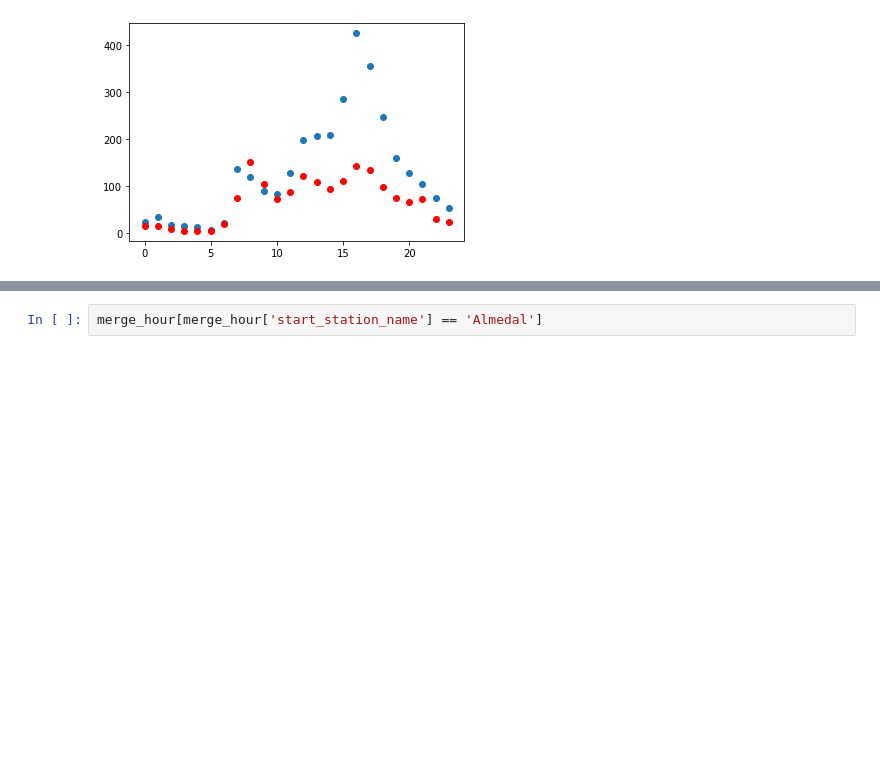
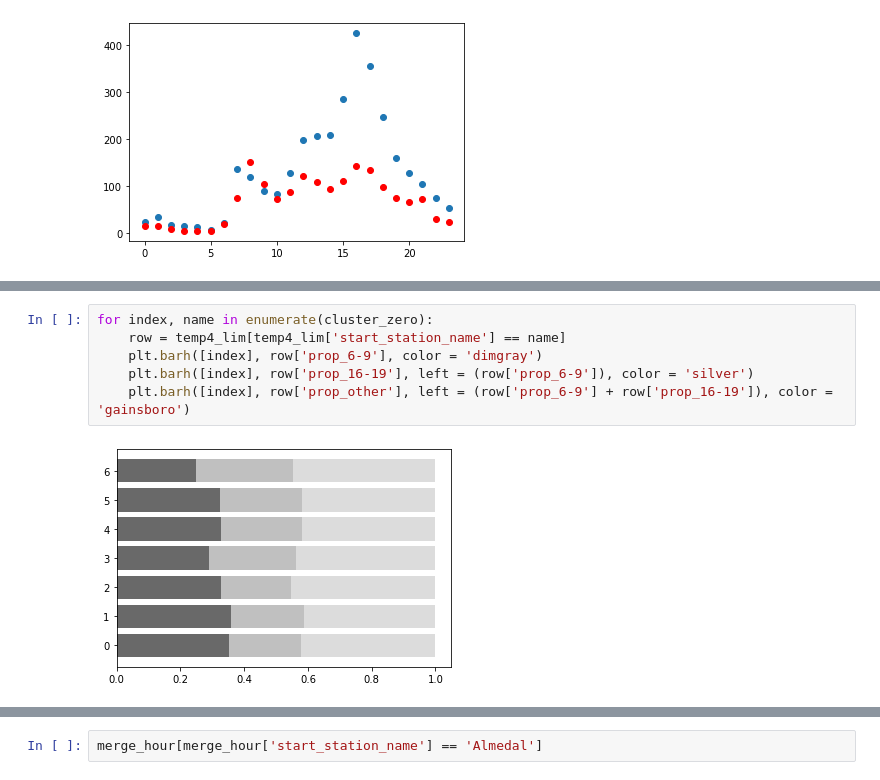
Before and after one commit to flowton/bike-rental, a Jupyter notebook: bike-rental-gbg.ipynb, the cells around one changed output, grey strips where cells are left out. Drawn from its saved outputs; the diff is of its cells as text; blank space fills up the shorter version.

```diff
--- a/bike-rental-gbg.ipynb
+++ b/bike-rental-gbg.ipynb
@@ -505,0 +676,8 @@ plt.scatter(top['start_hour'], top['start_station_num-end'], color = 'red')
+# %%
+for index, name in enumerate(cluster_zero):
+    row = temp4_lim[temp4_lim['start_station_name'] == name]
+    plt.barh([index], row['prop_6-9'], color = 'dimgray')
+    plt.barh([index], row['prop_16-19'], left = (row['prop_6-9']), color = 'silver')
+    plt.barh([index], row['prop_other'], left = (row['prop_6-9'] + row['prop_16-19']), color = 'gainsboro')
+# %% [output]
+[figure, added]
```
Also changed, not shown: parts of 19 cells of this notebook.
